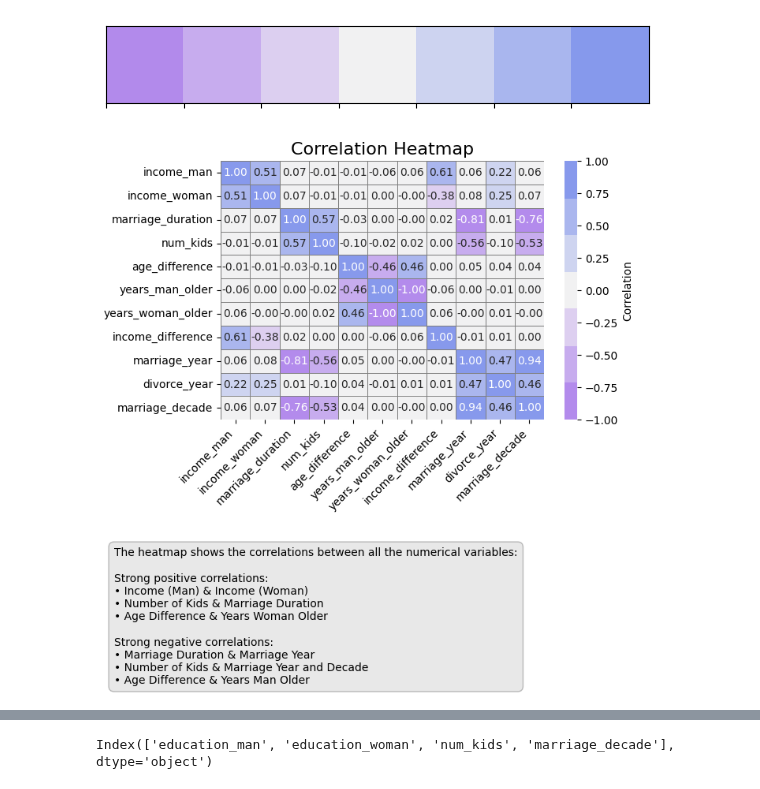
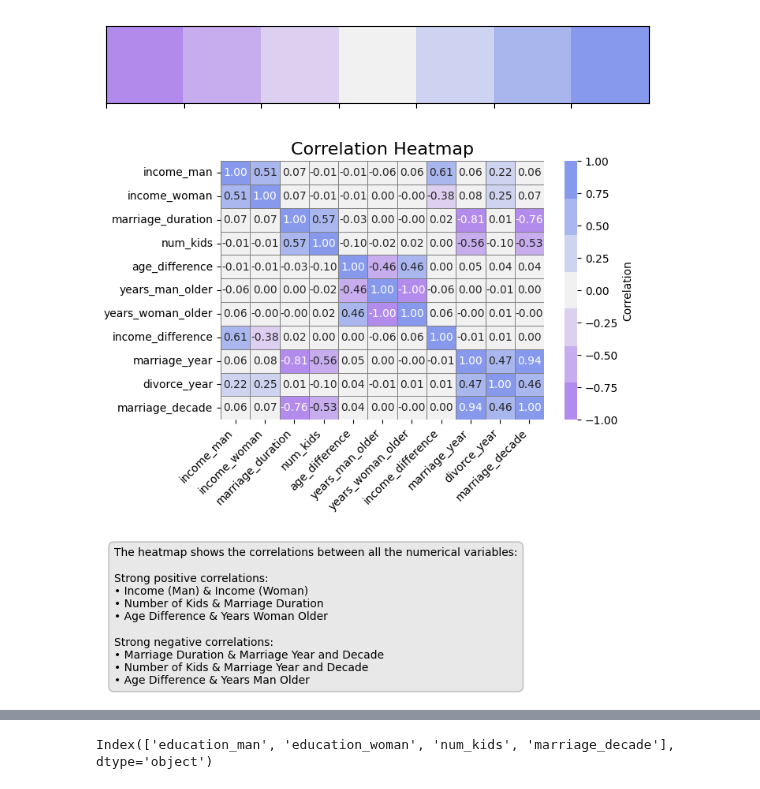
Before and after one commit to lindsayalexandra14/ds_portfolio, a Jupyter notebook: 1_projects/data_visualization/python_eda/divorce/divorce_eda.ipynb, the cells around one changed output, grey strips where cells are left out. Saved outputs shown, nothing was run; the diff lists cells and outputs as text; code cells hidden in the pictures.

```diff
--- a/1_projects/data_visualization/python_eda/divorce/divorce_eda.ipynb
+++ b/1_projects/data_visualization/python_eda/divorce/divorce_eda.ipynb
@@ -644,35 +644,35 @@ sns.heatmap(
     linecolor='gray',
     cbar_kws={'label': 'Correlation'}
 )
 
 plt.title("Correlation Heatmap", fontsize=16)
 plt.xticks(rotation=45, ha='right')
 plt.yticks(rotation=0)
 plt.tight_layout()
 
 # Caption
 plt.figtext(
     0.04, -0.40,
     "The heatmap shows the correlations between all the numerical variables:\n"
     "\n"
     "Strong positive correlations:\n"
     "• Income (Man) & Income (Woman)\n"
     "• Number of Kids & Marriage Duration\n"
     "• Age Difference & Years Woman Older\n\n"
     "Strong negative correlations:\n"
-    "• Marriage Duration & Marriage Year\n"
+    "• Marriage Duration & Marriage Year and Decade\n"
     "• Number of Kids & Marriage Year and Decade\n"
     "• Age Difference & Years Man Older",
     fontsize=10,
     color='black',
     wrap=True,
     horizontalalignment='left',
     bbox=dict(facecolor='lightgray', alpha=0.5, edgecolor='gray', boxstyle='round,pad=0.5')
 )
 
 plt.show()
 # %% [output]
-[figure, old version]
+[figure, new version]
 # %% [markdown]
 ![Alt text](https://github.com/lindsayalexandra14/ds_portfolio/raw/main/2_images/templates/notebook/headers/beige/Chi%20Squared.png)
 # %%
```
Also changed, not shown: parts of 4 cells of this notebook.
